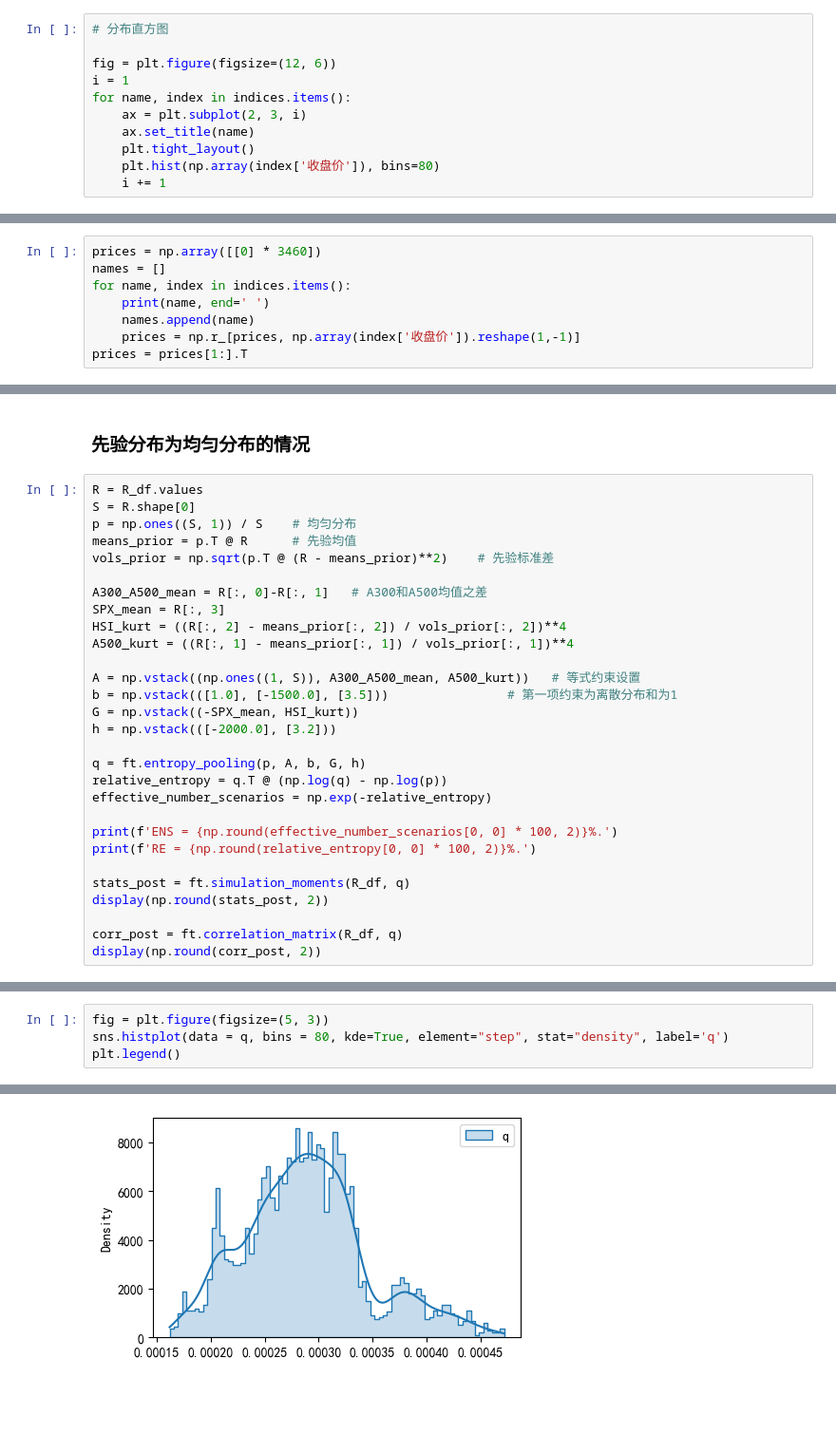
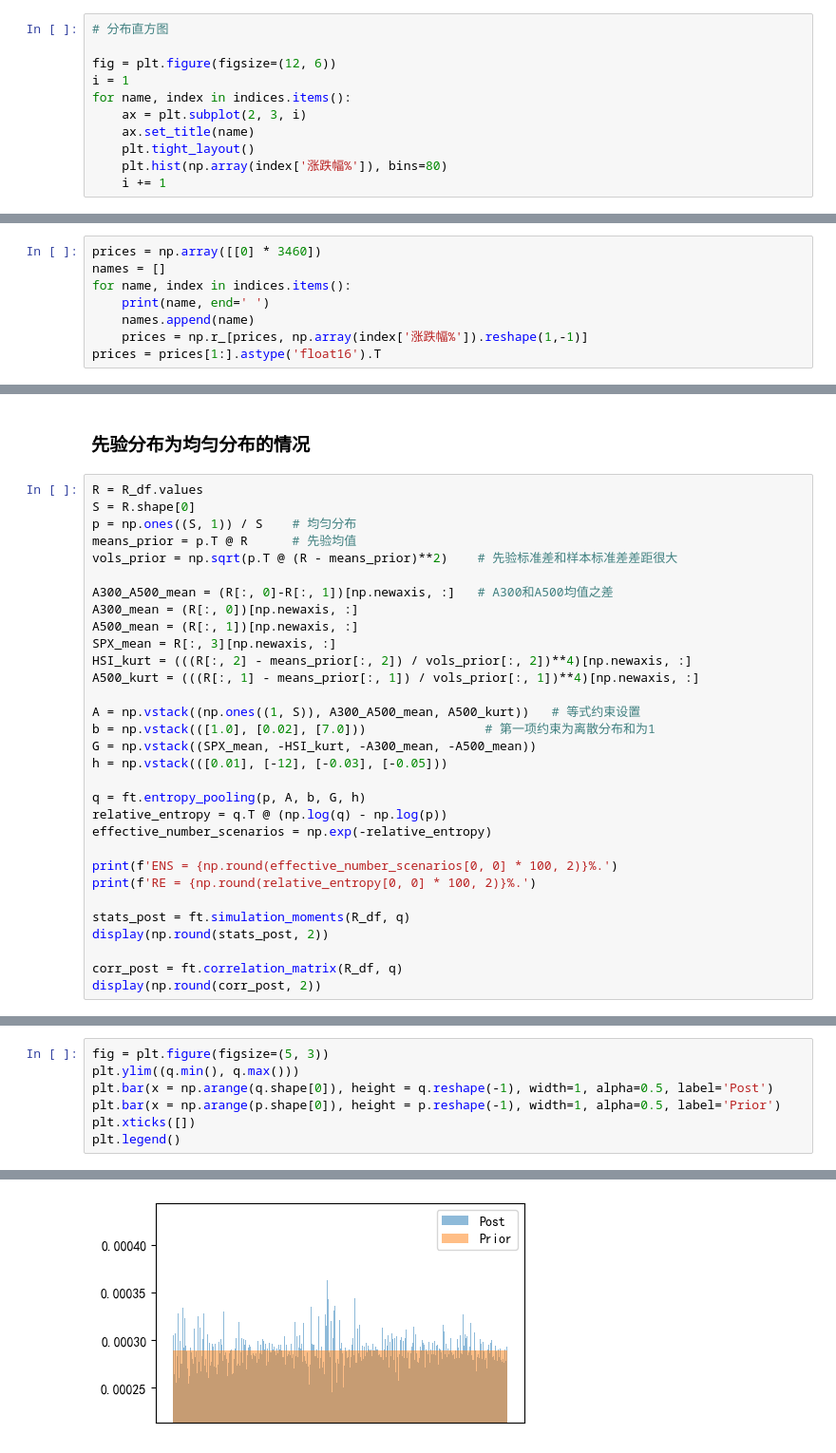
Before and after one commit to dishangti/Entropy-Pooling, a Jupyter notebook: EP.ipynb, the cells around one changed output, grey strips where cells are left out. Shown at 95% size. Saved outputs shown, nothing was run; the diff lists cells and outputs as text; blank space fills up the shorter version.

Commit message:
Use P&L instead of price.

```diff
--- a/EP.ipynb
+++ b/EP.ipynb
@@ -75,6 +75,6 @@ for name, index in indices.items():
     ax = plt.subplot(2, 3, i)
     ax.set_title(name)
     plt.tight_layout()
-    plt.hist(np.array(index['收盘价']), bins=80)
+    plt.hist(np.array(index['涨跌幅%']), bins=80)
     i += 1
 # %% [output]
@@ -85,8 +85,8 @@ names = []
 for name, index in indices.items():
     print(name, end=' ')
     names.append(name)
-    prices = np.r_[prices, np.array(index['收盘价']).reshape(1,-1)]
-prices = prices[1:].T
+    prices = np.r_[prices, np.array(index['涨跌幅%']).reshape(1,-1)]
+prices = prices[1:].astype('float16').T
 # %% [output]
 A300 A500 SPX HSI AU9999
 # %%
@@ -356,17 +356,19 @@ R = R_df.values
 S = R.shape[0]
 p = np.ones((S, 1)) / S    # 均匀分布
 means_prior = p.T @ R      # 先验均值
-vols_prior = np.sqrt(p.T @ (R - means_prior)**2)    # 先验标准差
+vols_prior = np.sqrt(p.T @ (R - means_prior)**2)    # 先验标准差和样本标准差差距很大
 
-A300_A500_mean = R[:, 0]-R[:, 1]   # A300和A500均值之差
-SPX_mean = R[:, 3]
-HSI_kurt = ((R[:, 2] - means_prior[:, 2]) / vols_prior[:, 2])**4
-A500_kurt = ((R[:, 1] - means_prior[:, 1]) / vols_prior[:, 1])**4
+A300_A500_mean = (R[:, 0]-R[:, 1])[np.newaxis, :]   # A300和A500均值之差
+A300_mean = (R[:, 0])[np.newaxis, :]
+A500_mean = (R[:, 1])[np.newaxis, :]
+SPX_mean = R[:, 3][np.newaxis, :]
+HSI_kurt = (((R[:, 2] - means_prior[:, 2]) / vols_prior[:, 2])**4)[np.newaxis, :]
+A500_kurt = (((R[:, 1] - means_prior[:, 1]) / vols_prior[:, 1])**4)[np.newaxis, :]
 
 A = np.vstack((np.ones((1, S)), A300_A500_mean, A500_kurt))   # 等式约束设置
-b = np.vstack(([1.0], [-1500.0], [3.5]))                # 第一项约束为离散分布和为1
-G = np.vstack((-SPX_mean, HSI_kurt))
-h = np.vstack(([-2000.0], [3.2]))
+b = np.vstack(([1.0], [0.02], [7.0]))                # 第一项约束为离散分布和为1
+G = np.vstack((SPX_mean, -HSI_kurt, -A300_mean, -A500_mean))
+h = np.vstack(([0.01], [-12], [-0.03], [-0.05]))
 
 q = ft.entropy_pooling(p, A, b, G, h)
 relative_entropy = q.T @ (np.log(q) - np.log(p))
@@ -398,7 +400,10 @@ RE = 2.0%.
 # %%
 fig = plt.figure(figsize=(5, 3))
-sns.histplot(data = q, bins = 80, kde=True, element="step", stat="density", label='q')
+plt.ylim((q.min(), q.max()))
+plt.bar(x = np.arange(q.shape[0]), height = q.reshape(-1), width=1, alpha=0.5, label='Post')
+plt.bar(x = np.arange(p.shape[0]), height = p.reshape(-1), width=1, alpha=0.5, label='Prior')
+plt.xticks([])
 plt.legend()
 # %% [output]
 <matplotlib.legend.Legend at 0x...>
-[figure, old version]
+[figure, new version]
```
Also changed, not shown: parts of 11 cells of this notebook.
